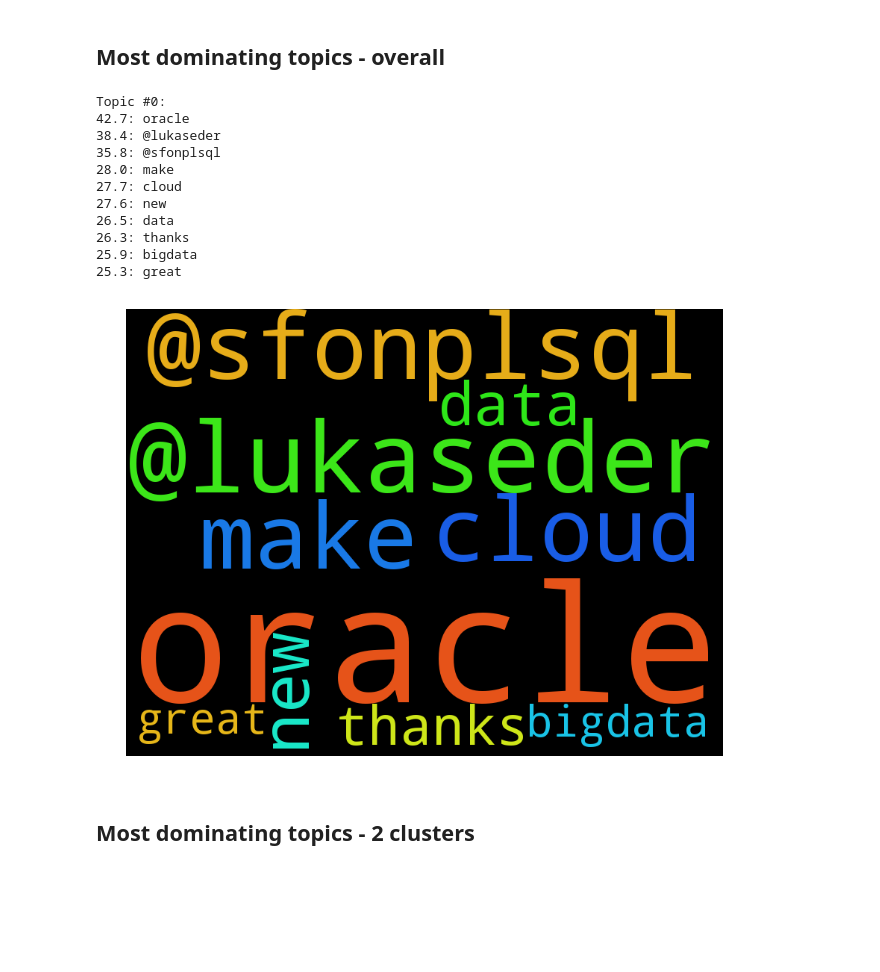
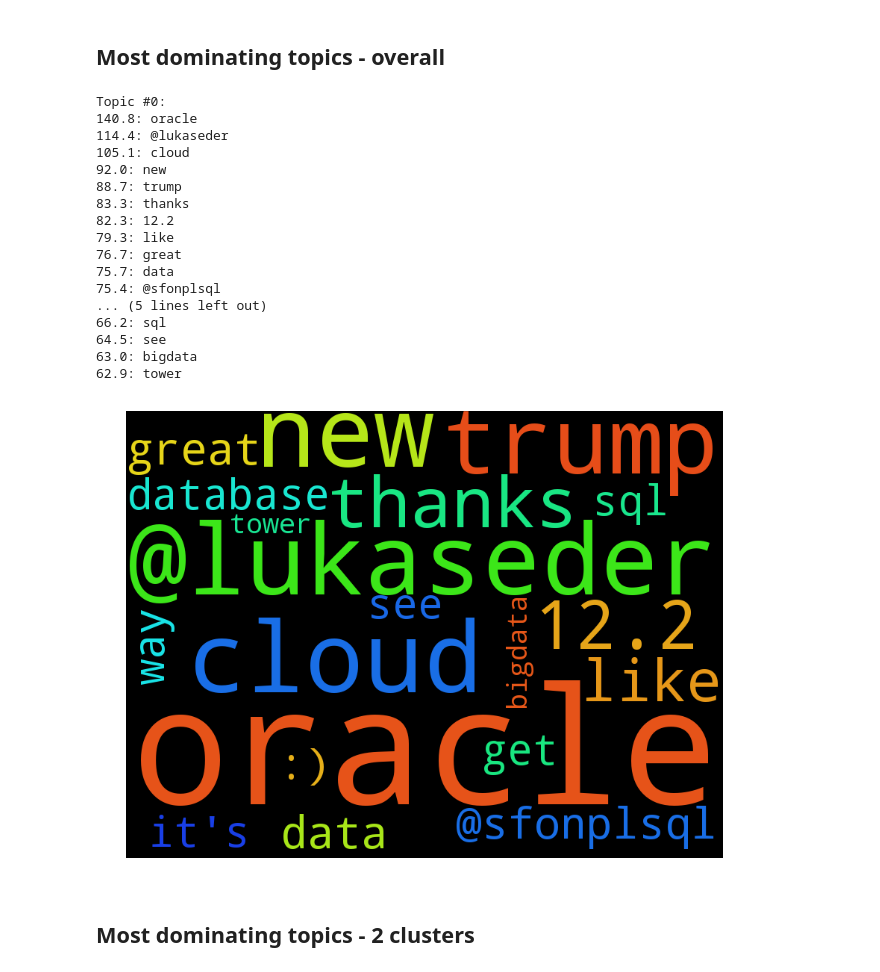
Before and after one commit to skeydan/twitter_topics, a Jupyter notebook: compare_methods.ipynb, the cells around one changed output. Cells and saved outputs as stored; diff of their text form; code cells hidden in the pictures; blank space fills up the shorter version.

```diff
--- a/compare_methods.ipynb
+++ b/compare_methods.ipynb
@@ -46,6 +46,7 @@ def remove_hash(wordlist):
 def remove_at(wordlist):
     return(list(map(lambda x: re.sub(r'^@','',x), wordlist)))
 
+tweets_english['text_processed'] = tweets_english['text_processed'].apply(lambda x: list(map(lambda s: s.lower(),x)))
 tweets_english['text_wo_#'] = tweets_english['text_processed'].apply(lambda x: remove_hash(x))
 tweets_english['text_wo_#@'] = tweets_english['text_wo_#'].apply(lambda x: remove_at(x))
 
@@ -72,7 +73,8 @@ Name: text_wo_#, dtype: object
 # %% [markdown]
 # Using CountVectorizer
 # %%
-count_vectorizer = CountVectorizer(analyzer = "word", tokenizer = str.split,
+min_freq = 5
+count_vectorizer = CountVectorizer(analyzer = "word", tokenizer = str.split, min_df=min_freq,
                                     stop_words = stopwords_filtered, max_features = 100000, ngram_range = (1,1))
 words_matrix = count_vectorizer.fit_transform(X_train_en)
 feature_names = count_vectorizer.get_feature_names()
@@ -355,25 +409,31 @@ def print_top_words(model, n_top_words):
 ## Most dominating topics - overall
 # %%
 model = lda_models[0]
-n_top_words = 10
+n_top_words = 20
 print_top_words(model, n_top_words)
 
 fig, ax1 = plt.subplots(figsize = (12, 8))
 axes = [ax1]
 show_word_clouds(model, axes, n_top_words)
 # %% [output]
 Topic #0:
-42.7: oracle
-38.4: @lukaseder
-35.8: @sfonplsql
-28.0: make
-27.7: cloud
-27.6: new
-26.5: data
-26.3: thanks
-25.9: bigdata
-25.3: great
+140.8: oracle
+114.4: @lukaseder
+105.1: cloud
+92.0: new
+88.7: trump
+83.3: thanks
+82.3: 12.2
+79.3: like
+76.7: great
+75.7: data
+75.4: @sfonplsql
+... (5 lines left out)
+66.2: sql
+64.5: see
+63.0: bigdata
+62.9: tower
-[figure, old version]
+[figure, new version]
 # %% [markdown]
 ## Most dominating topics - 2 clusters
 # %%
```
Also changed, not shown: parts of 25 cells of this notebook, 3 other files.
